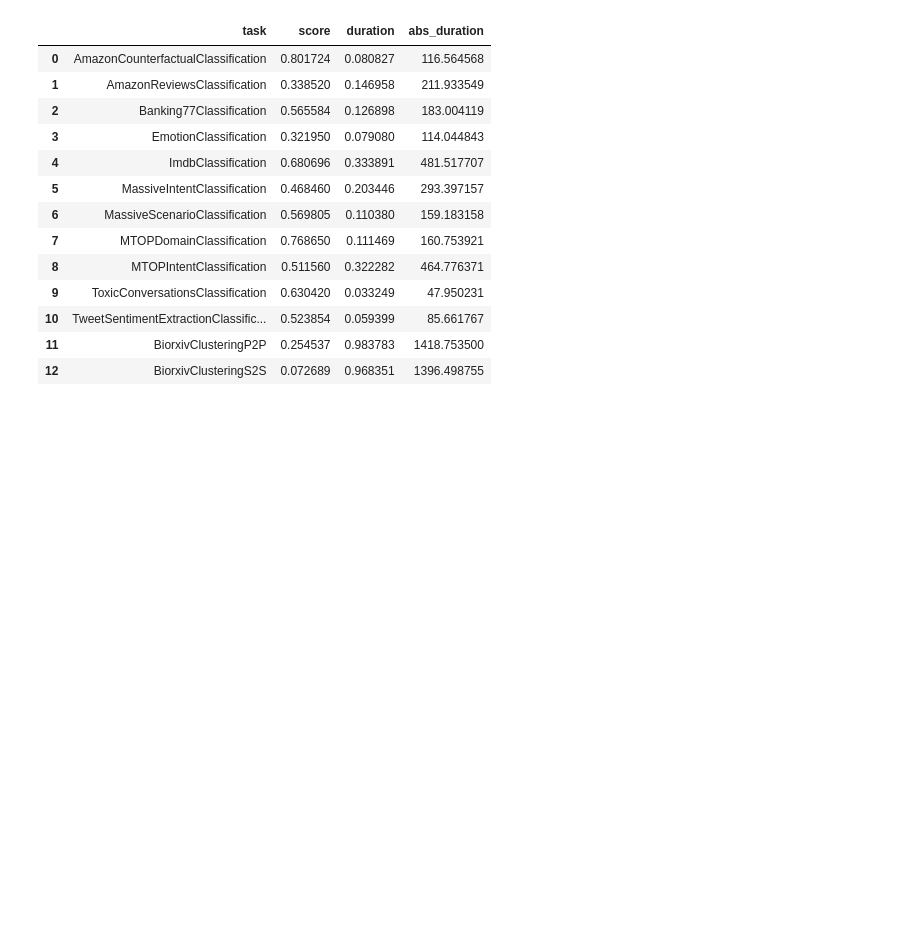
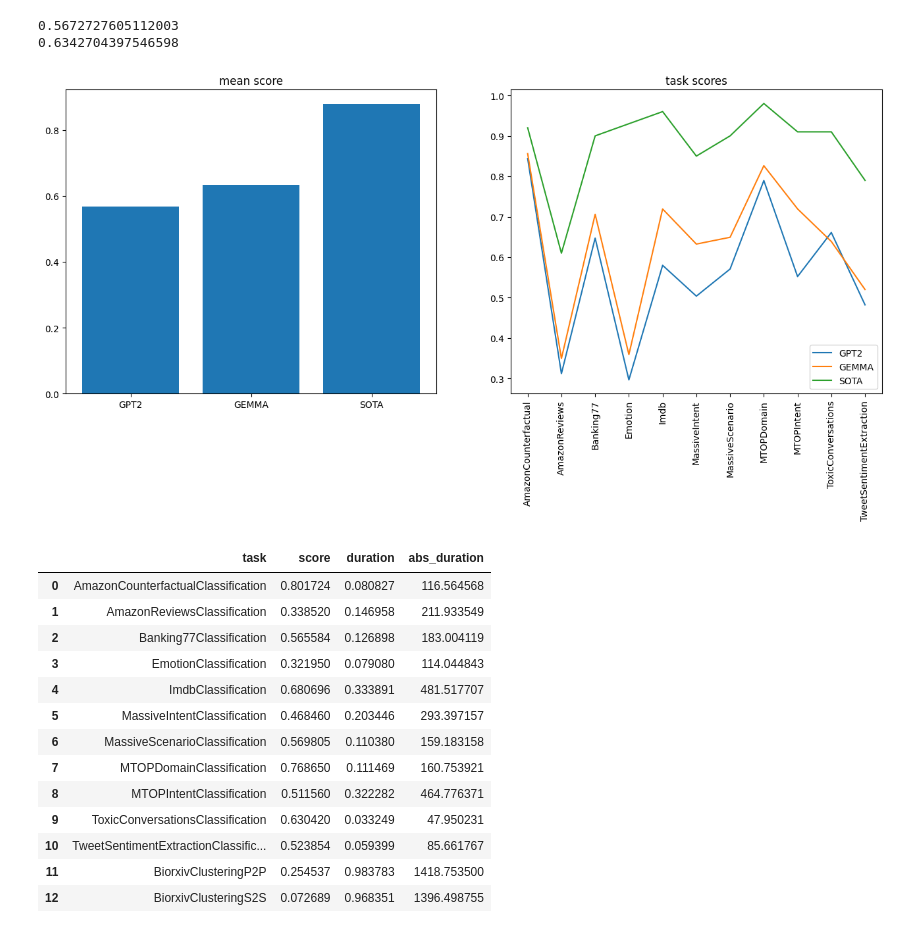
Before and after one commit to Lewington-pitsos/mteb, a Jupyter notebook: pad.ipynb, the cells around one changed output. Saved outputs shown, nothing was run; the diff lists cells and outputs as text; code cells hidden in the pictures; blank space fills up the shorter version.

```diff
--- a/pad.ipynb
+++ b/pad.ipynb
@@ -25,3 +46,34 @@ df = pd.DataFrame({'task': names, 'score': all_scores, 'duration': normalized_du
+# %%
+print(dfs[0]['score'].mean())
+print(dfs[1]['score'].mean())
+# %% [output]
+0.5672727605112003
+0.6342704397546598
+# %%
+
+conditions = ['GPT2', 'GEMMA', 'SOTA']
+sota = [0.92, 0.61, 0.9, 0.93, 0.96, 0.85, 0.9, 0.98, 0.91, 0.91, 0.79]
+names = [x.replace('Classification', '') for x in list(dfs[0]['task'].values)]
+
+fig, ax = plt.subplots(1, 2, figsize=(16, 6))
+plt.xticks(rotation=90)
+
+ax[1].plot(names, dfs[0]['score'])
+ax[1].plot(names, dfs[1]['score'])
+ax[1].plot(names, sota)
+ax[1].set_title('task scores')
+
+
+
+# rotate x axis lables
+ax[1].legend(conditions)
+
+
+ax[0].bar(conditions, [dfs[0]['score'].mean(), dfs[1]['score'].mean(), sum(sota) / len(sota)])
+ax[0].set_title('mean score')
+plt.show()
+# %% [output]
+[figure, added]
 # %%
 df
 # %% [output]
```
Also changed, not shown: parts of 5 cells of this notebook, 47 other files.
